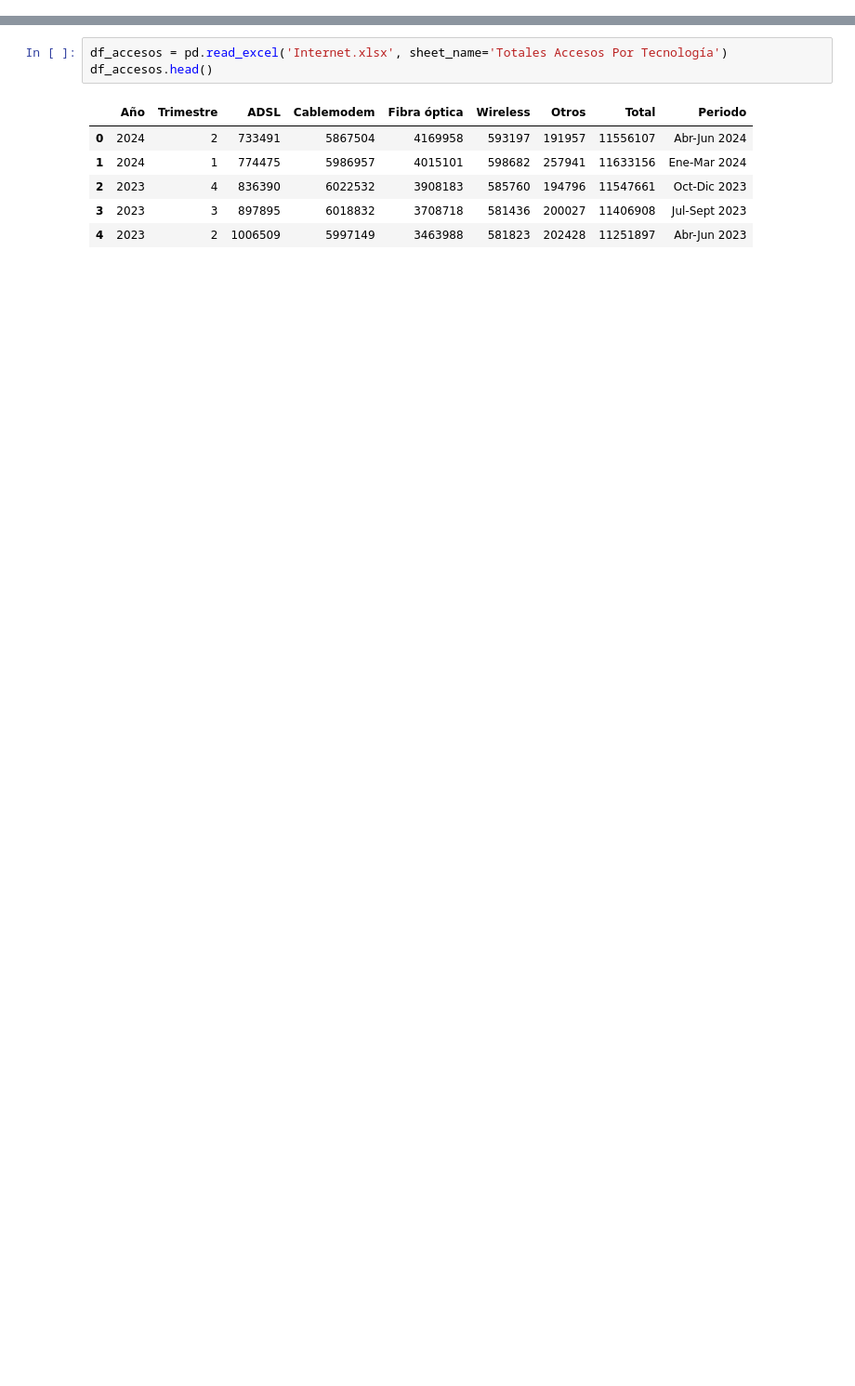
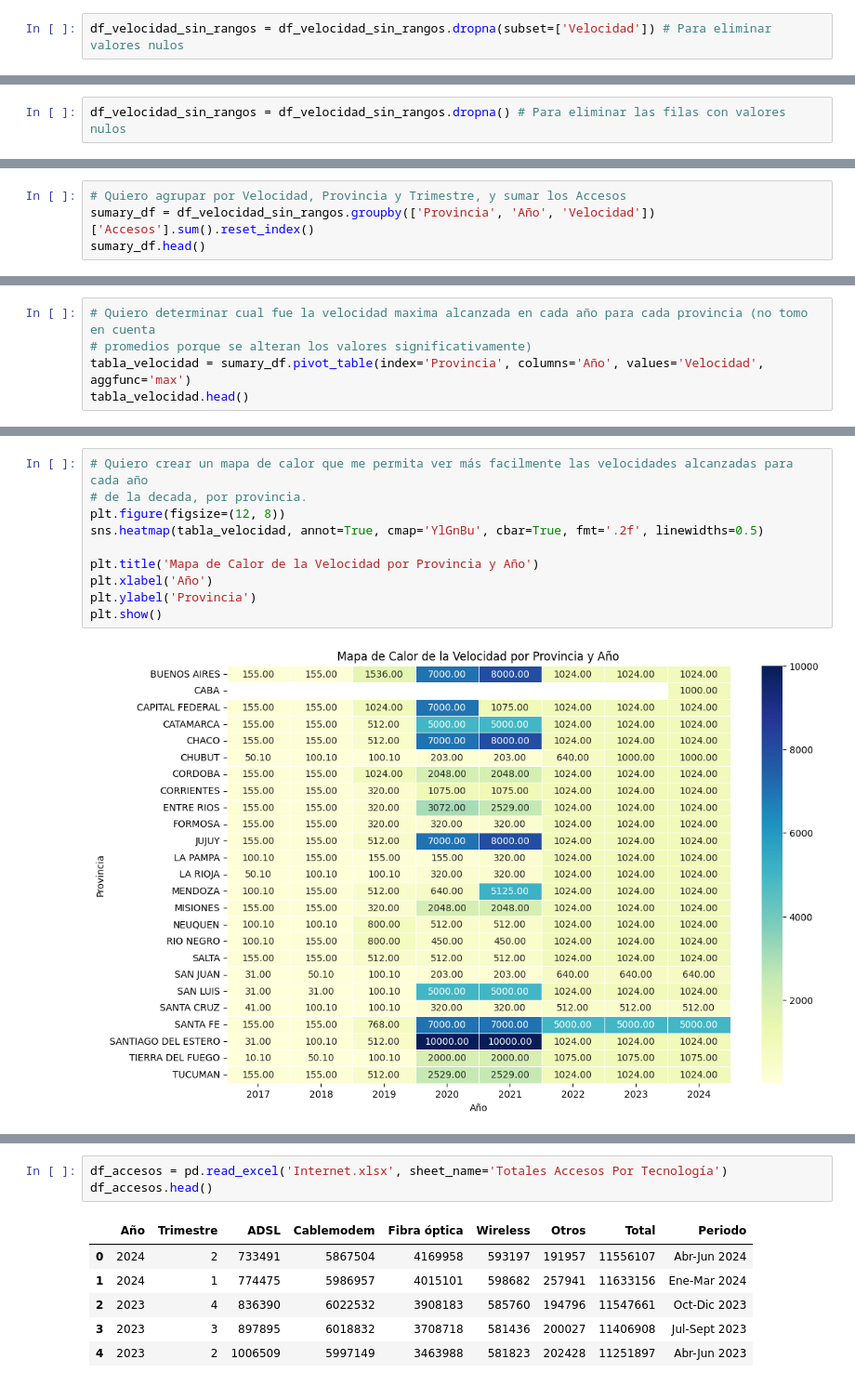
Before and after one commit to Anavig14/Individual2_Henry, a Jupyter notebook: ELT_internet.ipynb, the cells around one changed output, grey strips where cells are left out. Shown at 93% size. Cells and saved outputs as stored; diff of their text form; blank space fills up the shorter version.

```diff
--- a/ELT_internet.ipynb
+++ b/ELT_internet.ipynb
@@ -39,0 +135,2 @@ Este orden te permitirá construir un entendimiento sólido y progresivo del est
+# %%
+df_velocidad_sin_rangos = df_velocidad_sin_rangos.dropna(subset=['Velocidad']) # Para eliminar valores nulos
@@ -39,0 +141,2 @@ Este orden te permitirá construir un entendimiento sólido y progresivo del est
+# %%
+df_velocidad_sin_rangos = df_velocidad_sin_rangos.dropna() # Para eliminar las filas con valores nulos
@@ -39,0 +153,4 @@ Este orden te permitirá construir un entendimiento sólido y progresivo del est
+# %%
+# Quiero agrupar por Velocidad, Provincia y Trimestre, y sumar los Accesos
+sumary_df = df_velocidad_sin_rangos.groupby(['Provincia', 'Año', 'Velocidad'])['Accesos'].sum().reset_index()
+sumary_df.head()
@@ -39,0 +164,5 @@ Este orden te permitirá construir un entendimiento sólido y progresivo del est
+# %%
+# Quiero determinar cual fue la velocidad maxima alcanzada en cada año para cada provincia (no tomo en cuenta
+# promedios porque se alteran los valores significativamente)
+tabla_velocidad = sumary_df.pivot_table(index='Provincia', columns='Año', values='Velocidad', aggfunc='max')
+tabla_velocidad.head()
@@ -39,0 +190,12 @@ Este orden te permitirá construir un entendimiento sólido y progresivo del est
+# %%
+# Quiero crear un mapa de calor que me permita ver más facilmente las velocidades alcanzadas para cada año
+# de la decada, por provincia.
+plt.figure(figsize=(12, 8))
+sns.heatmap(tabla_velocidad, annot=True, cmap='YlGnBu', cbar=True, fmt='.2f', linewidths=0.5)
+
+plt.title('Mapa de Calor de la Velocidad por Provincia y Año')
+plt.xlabel('Año')
+plt.ylabel('Provincia')
+plt.show()
+# %% [output]
+[figure, added]
```
Also changed, not shown: parts of 110 cells of this notebook.
